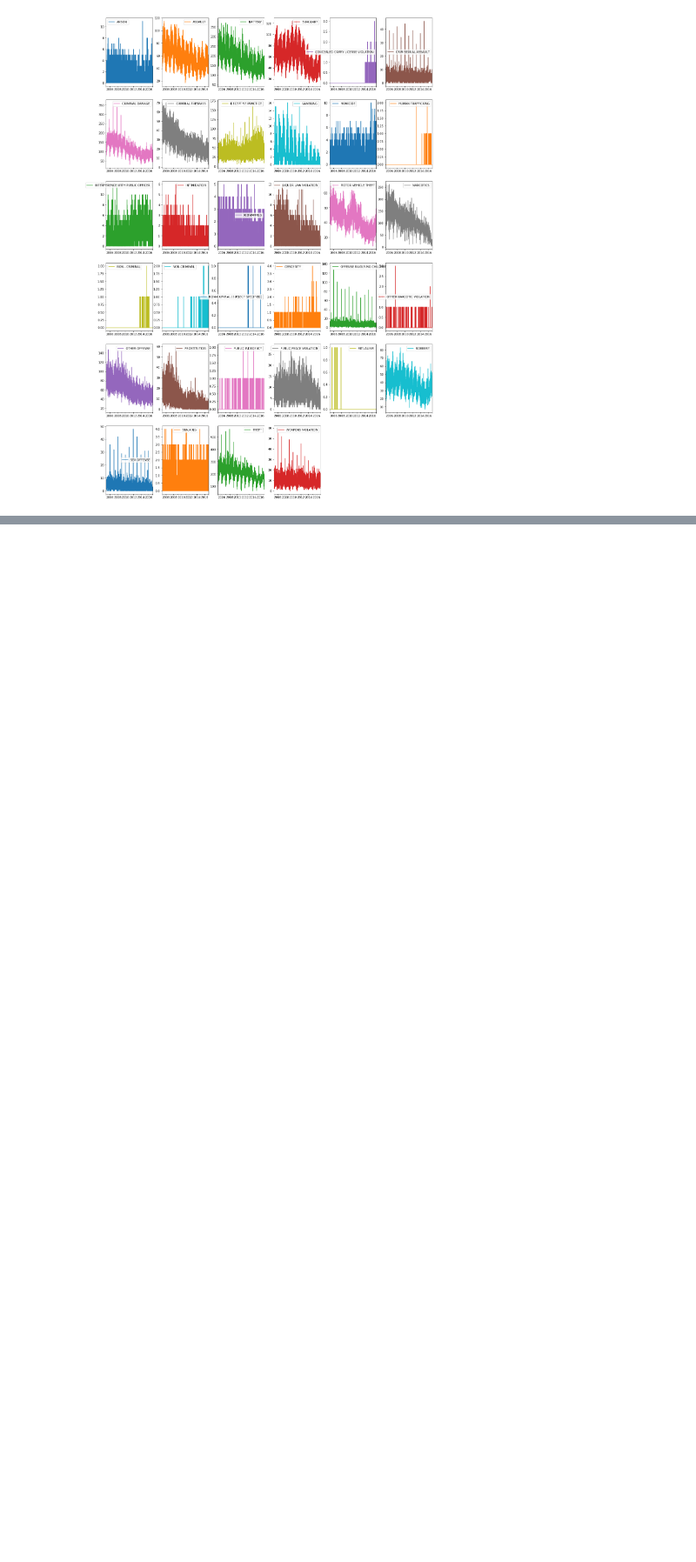
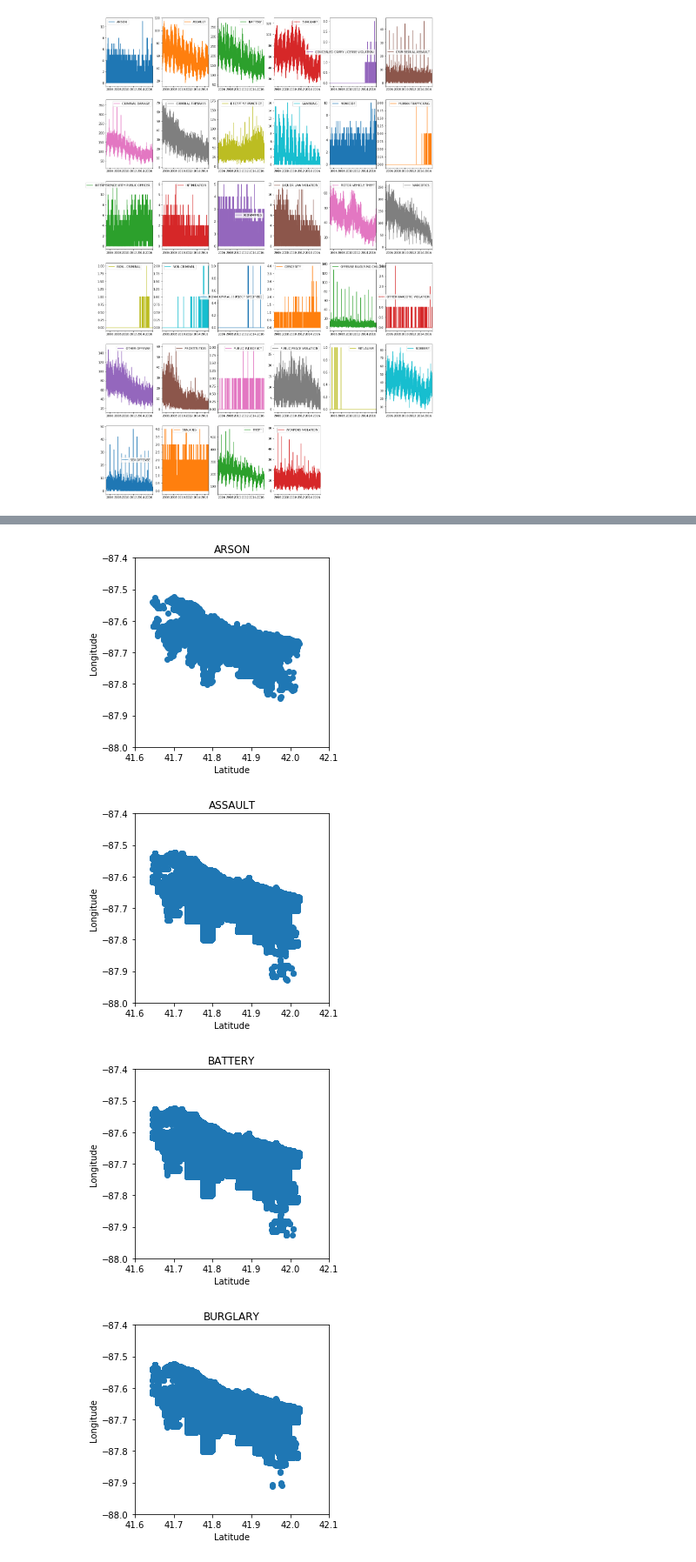
Before and after one commit to ajitkoduri/Chicago-Crime-Analysis, a Jupyter notebook: Chicago Crime Data.ipynb, the cells around one changed output, grey strips where cells are left out. Shown: that part at 87% size. Saved outputs shown, nothing was run; the diff lists cells and outputs as text; code cells hidden in the pictures; blank space fills up the shorter version.

```diff
--- a/Chicago Crime Data.ipynb
+++ b/Chicago Crime Data.ipynb
@@ -73,7 +82,24 @@ plt.show()
 # %%
 #remove NAs from Longitude and Latitude data
 Crime_Data = Crime_Data.dropna(axis = 0, how = 'any')
-Crime_Data.index = range(4273759)
 # %%
 #extract year data for each crime, plot using matplotlib for each year the latitude and longitude variables
 #make color by Description column
+Groups = Crime_Data.groupby(Crime_Data['Primary Type'])
+Groups = dict(list(Groups))
+Keys = list(Groups.keys())
+# %%
+for key in Keys:
+    plt.figure(figsize = (4,4))
+    plt.plot(Groups[key].Latitude, Groups[key].Longitude,'o')
+    plt.xlim(41.6,42.1)
+    plt.ylim(-88,-87.4)
+    plt.title(key)
+    plt.xlabel('Latitude')
+    plt.ylabel('Longitude')
+    plt.show()
+# %% [output]
+[figure, added]
+[figure, added]
+[figure, added]
+[figure, added]
```
Also changed, not shown: parts of 10 cells of this notebook, 1 other file.
